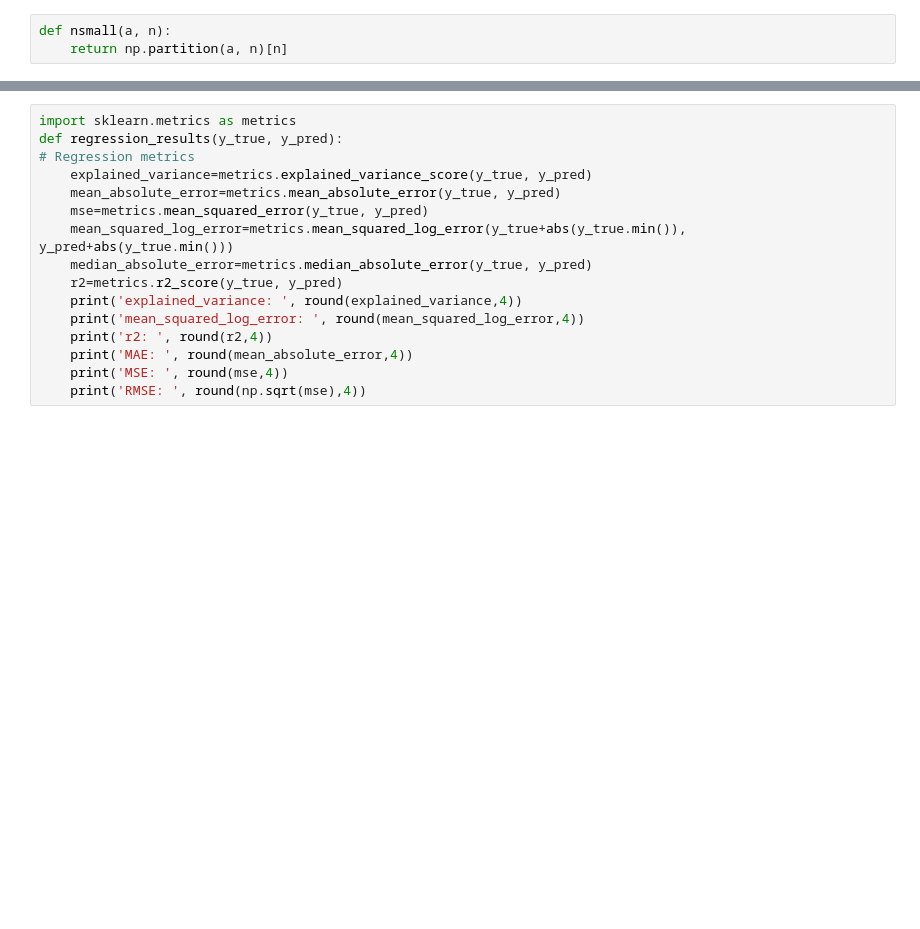
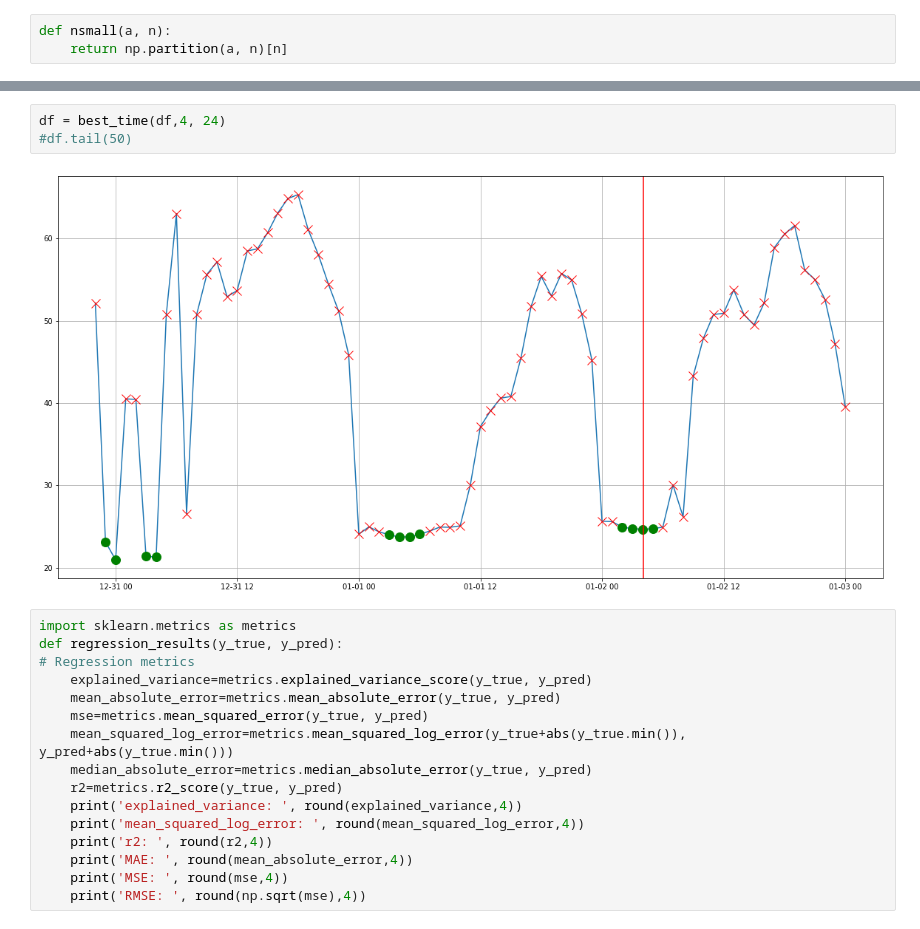
Before and after one commit to taavip/automatic-control-of-electrical-equipment-basis-of-price, a Jupyter notebook: script.ipynb, the cells around one changed output, grey strips where cells are left out. Cells and saved outputs as stored; diff of their text form; blank space fills up the shorter version.

```diff
--- a/script.ipynb
+++ b/script.ipynb
@@ -123,3 +123,8 @@ df.tail(50)
+# %%
+df = best_time(df,4, 24)
+#df.tail(50)
+# %% [output]
+[figure, added]
 # %%
 import sklearn.metrics as metrics
 def regression_results(y_true, y_pred):
```
Also changed, not shown: parts of 14 cells of this notebook.
